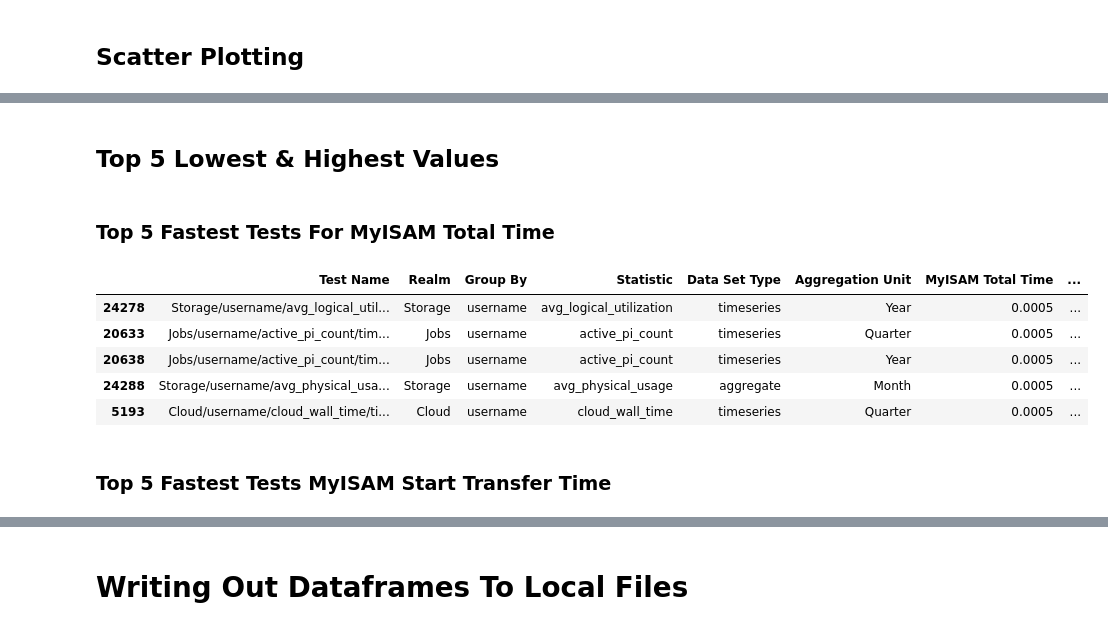
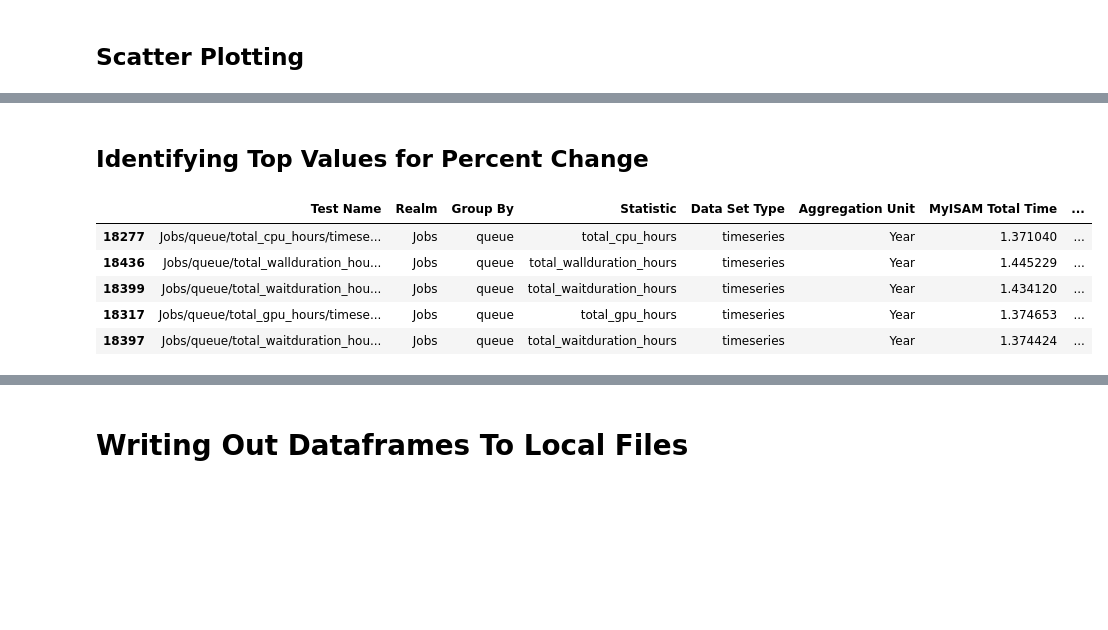
Before and after one commit to jmorerice/xdmod-db-engine-reasearch-analysis, a Jupyter notebook: Data Analysis.ipynb, the cells around one changed output, grey strips where cells are left out. Cells and saved outputs as stored; diff of their text form; code cells hidden in the pictures; blank space fills up the shorter version.

```diff
--- a/Data Analysis.ipynb
+++ b/Data Analysis.ipynb
@@ -82,7 +83,7 @@ df
 ## Calculating Percentages Into A New Dataframe
 # %%
 percent_change = (100 * (df['InnoDB Total Time'] - df['MyISAM Total Time']) / df['MyISAM Total Time'].abs())
-df.insert(10, 'Percent Change', percent_changed)
+df.insert(10, 'Percent Change', percent_change)
 df
 # %% [output]
 |  | Test Name | Realm | Group By | Statistic | Data Set Type | Aggregation Unit | MyISAM Total Time | ... |
@@ -131,15 +116,11 @@ jobs_df
 # %% [markdown]
-## Top 5 Lowest & Highest Values
+## Identifying Top Values for Percent Change
-# %% [markdown]
-### Top 5 Fastest Tests For MyISAM Total Time
 # %%
-perc_df.sort_values(by=['MyISAM Total Time']).head(5)
+jobs_df.sort_values(by=['Percent Change'], ascending=False).head(5)
 # %% [output]
 |  | Test Name | Realm | Group By | Statistic | Data Set Type | Aggregation Unit | MyISAM Total Time | ... |
-| 24278 | Storage/username/avg_logical_util... | Storage | username | avg_logical_utilization | timeseries | Year | 0.0005 | ... |
-| 20633 | Jobs/username/active_pi_count/tim... | Jobs | username | active_pi_count | timeseries | Quarter | 0.0005 | ... |
-| 20638 | Jobs/username/active_pi_count/tim... | Jobs | username | active_pi_count | timeseries | Year | 0.0005 | ... |
-| 24288 | Storage/username/avg_physical_usa... | Storage | username | avg_physical_usage | aggregate | Month | 0.0005 | ... |
-| 5193 | Cloud/username/cloud_wall_time/ti... | Cloud | username | cloud_wall_time | timeseries | Quarter | 0.0005 | ... |
+| 18277 | Jobs/queue/total_cpu_hours/timese... | Jobs | queue | total_cpu_hours | timeseries | Year | 1.371040 | ... |
+| 18436 | Jobs/queue/total_wallduration_hou... | Jobs | queue | total_wallduration_hours | timeseries | Year | 1.445229 | ... |
+| 18399 | Jobs/queue/total_waitduration_hou... | Jobs | queue | total_waitduration_hours | timeseries | Year | 1.434120 | ... |
+| 18317 | Jobs/queue/total_gpu_hours/timese... | Jobs | queue | total_gpu_hours | timeseries | Year | 1.374653 | ... |
+| 18397 | Jobs/queue/total_waitduration_hou... | Jobs | queue | total_waitduration_hours | timeseries | Year | 1.374424 | ... |
-# %% [markdown]
-### Top 5 Fastest Tests MyISAM Start Transfer Time
```
Also changed, not shown: parts of 28 cells of this notebook.
